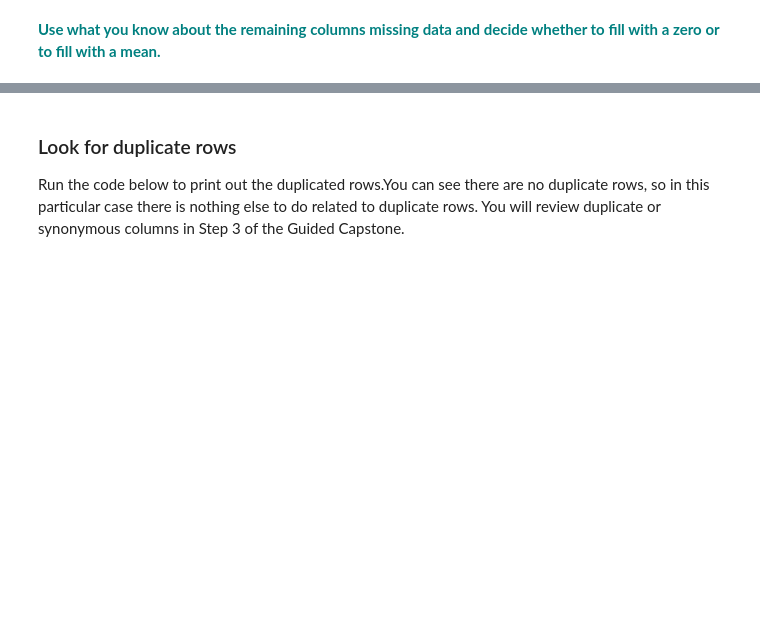
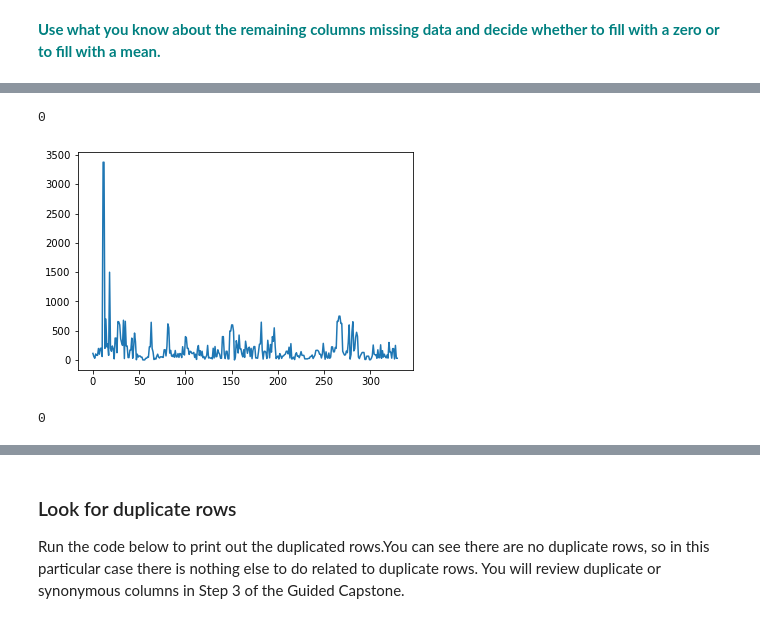
Before and after one commit to saimoom026/Springboard, a Jupyter notebook: springboard/GuidedCapstone/GuidedCapstone_Step2.ipynb, the cells around one changed output, grey strips where cells are left out. Saved outputs shown, nothing was run; the diff lists cells and outputs as text; code cells hidden in the pictures; blank space fills up the shorter version.

```diff
--- a/springboard/GuidedCapstone/GuidedCapstone_Step2.ipynb
+++ b/springboard/GuidedCapstone/GuidedCapstone_Step2.ipynb
@@ -430,3 +425,8 @@ initial_df['projectedDaysOpen'].fillna(initial_df['daysOpenLastYear'], inplace=T
 # %%
-# fill NaN for 'Snow Making_ac'---by taking mean groupped by Region--as snow area made by machine would vary by average geographic location
-initial_df['Snow Making_ac'].fillna((initial_df.groupby('Region')['Snow Making_ac'].mean()), inplace=True)
+# fill NaN for 'Snow Making_ac'---by forwardfill
+initial_df['Snow Making_ac'].fillna(method='ffill',inplace=True)
+initial_df['Snow Making_ac'].plot()
+initial_df['Snow Making_ac'].isna().sum()
+# %% [output]
+0
+[figure, added]
@@ -447,0 +433,6 @@ initial_df['SkiableTerrain_ac'].fillna((initial_df.groupby('state')['SkiableTerr
+# %%
+# fill NaN for 'averageSnowfall'---by interpolation
+initial_df['averageSnowfall'].interpolate(method='nearest',inplace=True)
+initial_df['averageSnowfall'].isna().sum()
+# %% [output]
+0
```
Also changed, not shown: parts of 21 cells of this notebook.
